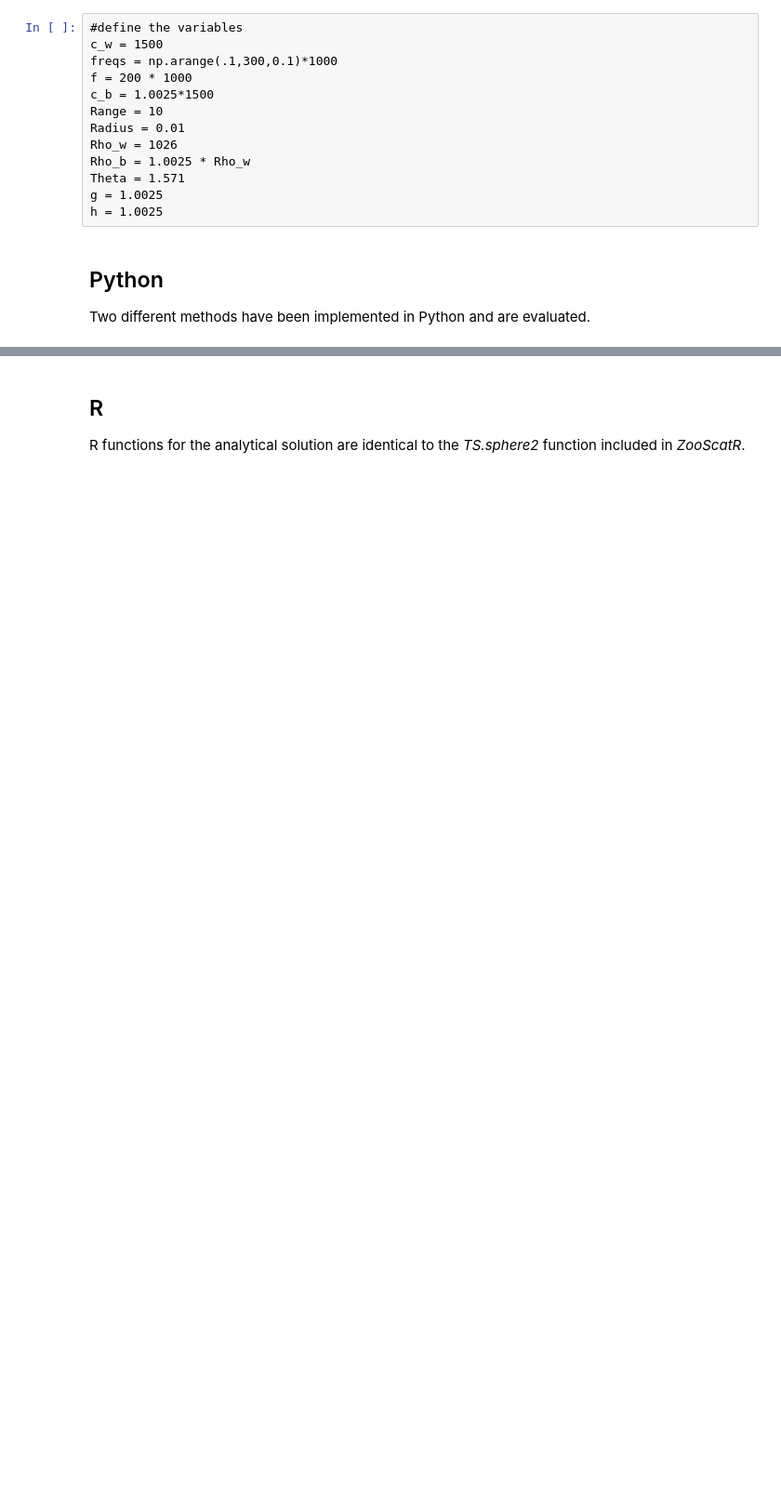
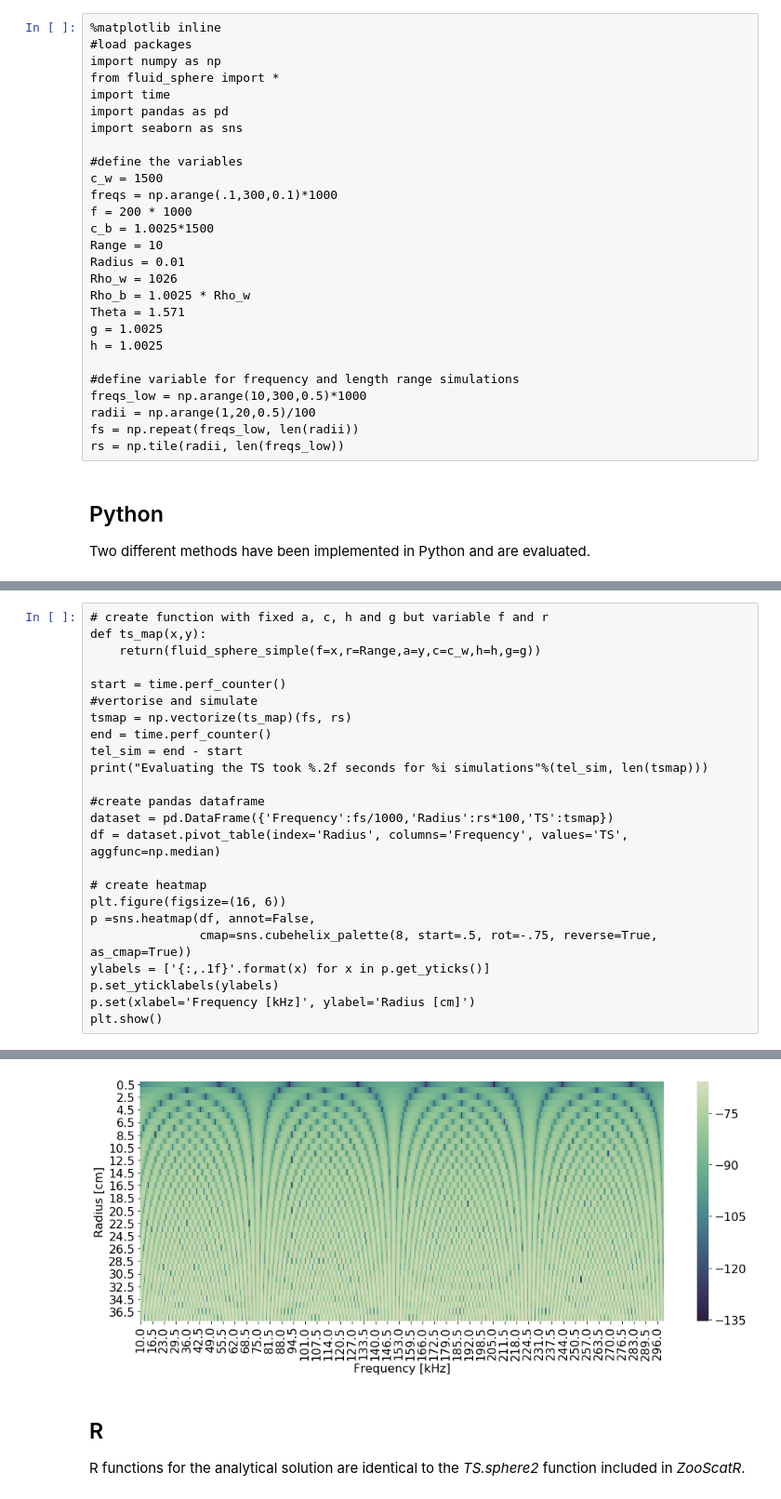
Before and after one commit to SvenGastauer/scatmod, a Jupyter notebook: python/Benchmark Fluid Sphere.ipynb, the cells around one changed output, grey strips where cells are left out. Shown: that part at 93% size. Cells and saved outputs as stored; diff of their text form; blank space fills up the shorter version.

```diff
--- a/python/Benchmark Fluid Sphere.ipynb
+++ b/python/Benchmark Fluid Sphere.ipynb
@@ -6,6 +6,14 @@ This notebook provides a benchmark test (comparing results and timing) for the a
 
 As benchmark, here we use one simulation at 200 kHz and a sweep of frequencies from 1 to 300 kHz at a 0.1 kHz interval. As a target we use a 1 cm sphere with a *g* and *h* of 1.0025, assuming the density of the surrounding water to be 1026 kg/$m^3$ measured at a distance of 10 m and only backscatter (e.g. scatter at 90 degrees is considered).
 # %%
+%matplotlib inline
+#load packages
+import numpy as np
+from fluid_sphere import *
+import time
+import pandas as pd
+import seaborn as sns
+
 #define the variables
 c_w = 1500
 freqs = np.arange(.1,300,0.1)*1000
@@ -18,6 +26,12 @@ Rho_b = 1.0025 * Rho_w
 Theta = 1.571
 g = 1.0025
 h = 1.0025
+
+#define variable for frequency and length range simulations
+freqs_low = np.arange(10,300,0.5)*1000
+radii = np.arange(1,20,0.5)/100
+fs = np.repeat(freqs_low, len(radii))
+rs = np.tile(radii, len(freqs_low))
 # %% [markdown]
 
 ## Python
@@ -77,0 +88,25 @@ TS Jech et al.(2015) - Evaluating the TS took 2.13 seconds for 2999 simulations
+# %%
+# create function with fixed a, c, h and g but variable f and r
+def ts_map(x,y):
+    return(fluid_sphere_simple(f=x,r=Range,a=y,c=c_w,h=h,g=g))
+
+start = time.perf_counter()
+#vertorise and simulate
+tsmap = np.vectorize(ts_map)(fs, rs)
+end = time.perf_counter()
+tel_sim = end - start
+print("Evaluating the TS took %.2f seconds for %i simulations"%(tel_sim, len(tsmap)))
+
+#create pandas dataframe
+dataset = pd.DataFrame({'Frequency':fs/1000,'Radius':rs*100,'TS':tsmap})
+df = dataset.pivot_table(index='Radius', columns='Frequency', values='TS', aggfunc=np.median)
+
+# create heatmap
+plt.figure(figsize=(16, 6))
+p =sns.heatmap(df, annot=False,
+               cmap=sns.cubehelix_palette(8, start=.5, rot=-.75, reverse=True, as_cmap=True))
+ylabels = ['{:,.1f}'.format(x) for x in p.get_yticks()]
+p.set_yticklabels(ylabels)
+p.set(xlabel='Frequency [kHz]', ylabel='Radius [cm]')
+plt.show()
+# %% [output]
@@ -78,3 +114,4 @@ TS Jech et al.(2015) - Evaluating the TS took 2.13 seconds for 2999 simulations
+[figure, added]
 # %% [markdown]
 ## R
 R functions for the analytical solution are identical to the *TS.sphere2* function included in *ZooScatR*.
```
Also changed, not shown: parts of 3 cells of this notebook, 1 other file.
